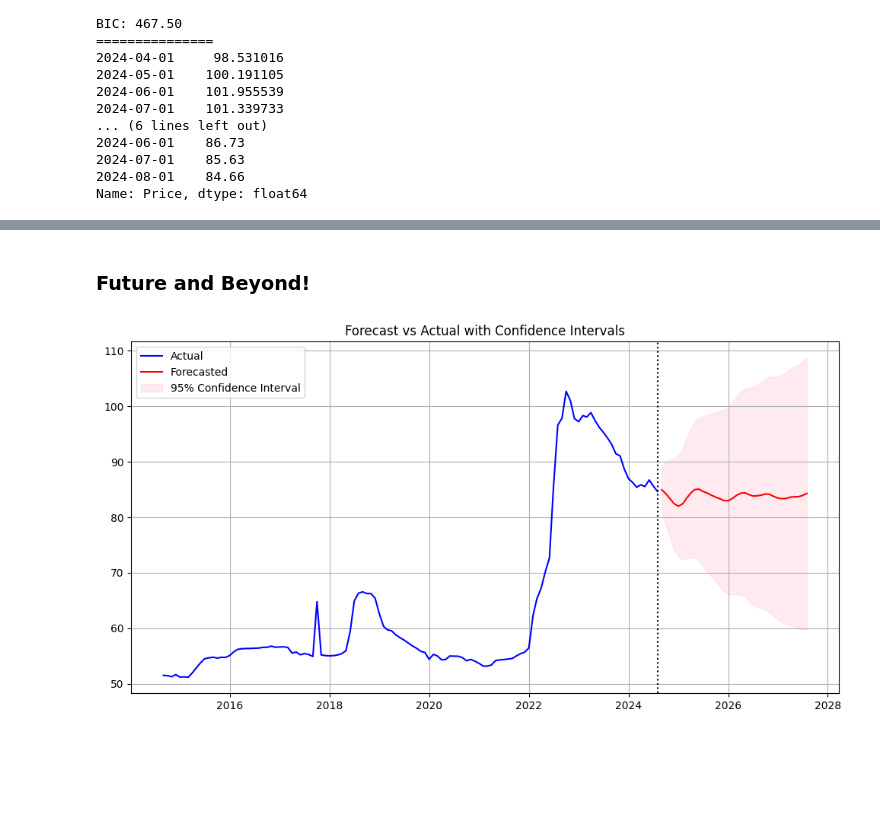
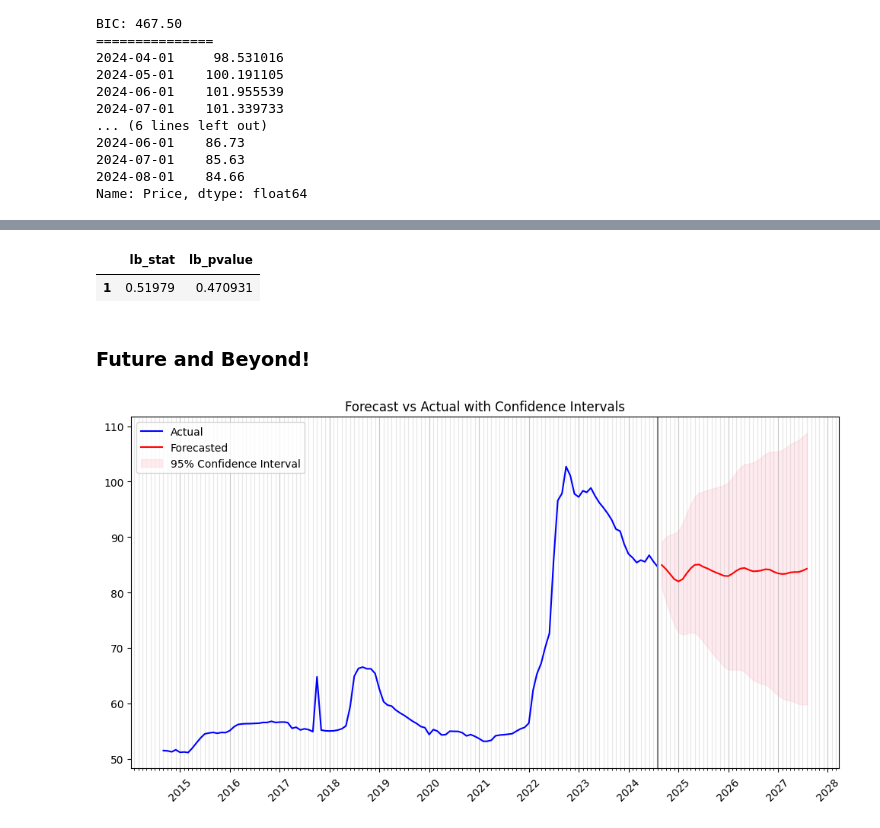
Before and after one commit to LeinnarF/Math_Modeling_Research_ARIMAX, a Jupyter notebook: ARIMAX.ipynb, the cells around one changed output, grey strips where cells are left out. Cells and saved outputs as stored; diff of their text form; code cells hidden in the pictures; blank space fills up the shorter version.

```diff
--- a/ARIMAX.ipynb
+++ b/ARIMAX.ipynb
@@ -121,3 +125,8 @@ Name: Price, dtype: float64
+# %%
+LjungBox(resid, lags=[1])
+# %% [output]
+|  | lb_stat | lb_pvalue |
+| 1 | 0.51979 | 0.470931 |
 # %% [markdown]
 ### Future and Beyond!
 # %%
@@ -131,21 +140,29 @@ forecasty, final_model = ForecastX(y, exog, order, 36, future_exog)
 confidence = final_model.get_forecast(steps=36, exog=future_exog).conf_int()
 # %%
 import matplotlib.pyplot as plt
+import matplotlib.dates as mdates
 
 def Forecastedx_plot(actual, forecasted, conf_int=None):
     plt.figure(figsize=(12, 6))
     plt.plot(actual, label='Actual', color='blue')
     plt.plot(forecasted, label='Forecasted', color='red')
-    plt.axvline(x=actual.index[-1], color='black', linestyle=':')
+    plt.axvline(x=actual.index[-1], color='gray')
 
     if conf_int is not None:
         plt.fill_between(forecasted.index, conf_int[:, 0], conf_int[:, 1], color='pink', alpha=0.3, label='95% Confidence Interval')
 
+    plt.gca().xaxis.set_major_locator(mdates.YearLocator())
+    plt.gca().xaxis.set_minor_locator(mdates.MonthLocator())
+    plt.gca().xaxis.set_major_formatter(mdates.DateFormatter('%Y'))
+
+    plt.grid(True, which='minor', axis='x', linestyle='-', alpha=0.3)
+    plt.grid(True, which='major', axis='x', linestyle='-', alpha=0.7)
+
     plt.title('Forecast vs Actual with Confidence Intervals')
     plt.legend()
-    plt.grid(True)
+    plt.xticks(rotation=45)
     plt.show()
 
 Forecastedx_plot(price, forecasty, confidence.values)
 # %% [output]
-[figure, old version]
+[figure, new version]
```
Also changed, not shown: parts of 5 cells of this notebook, 2 other files.
